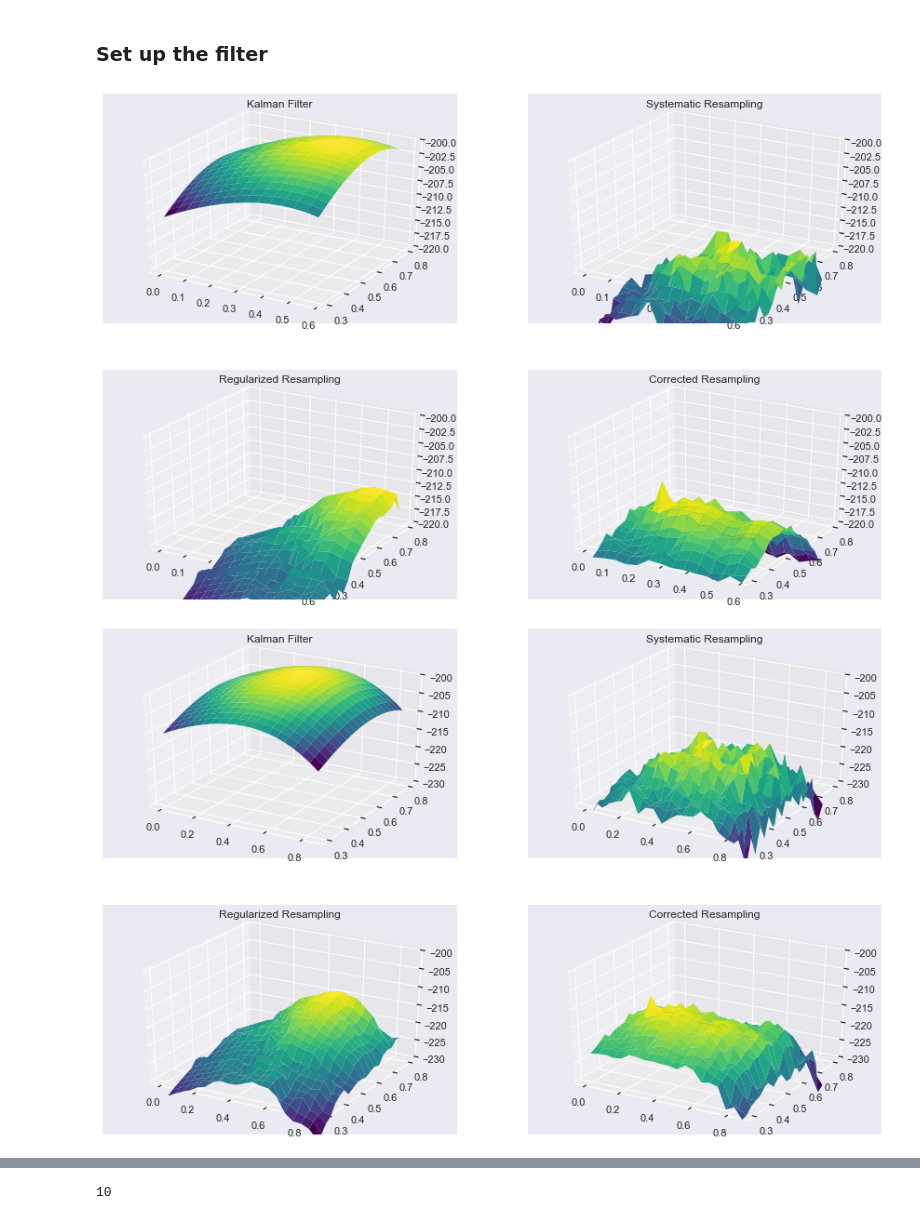
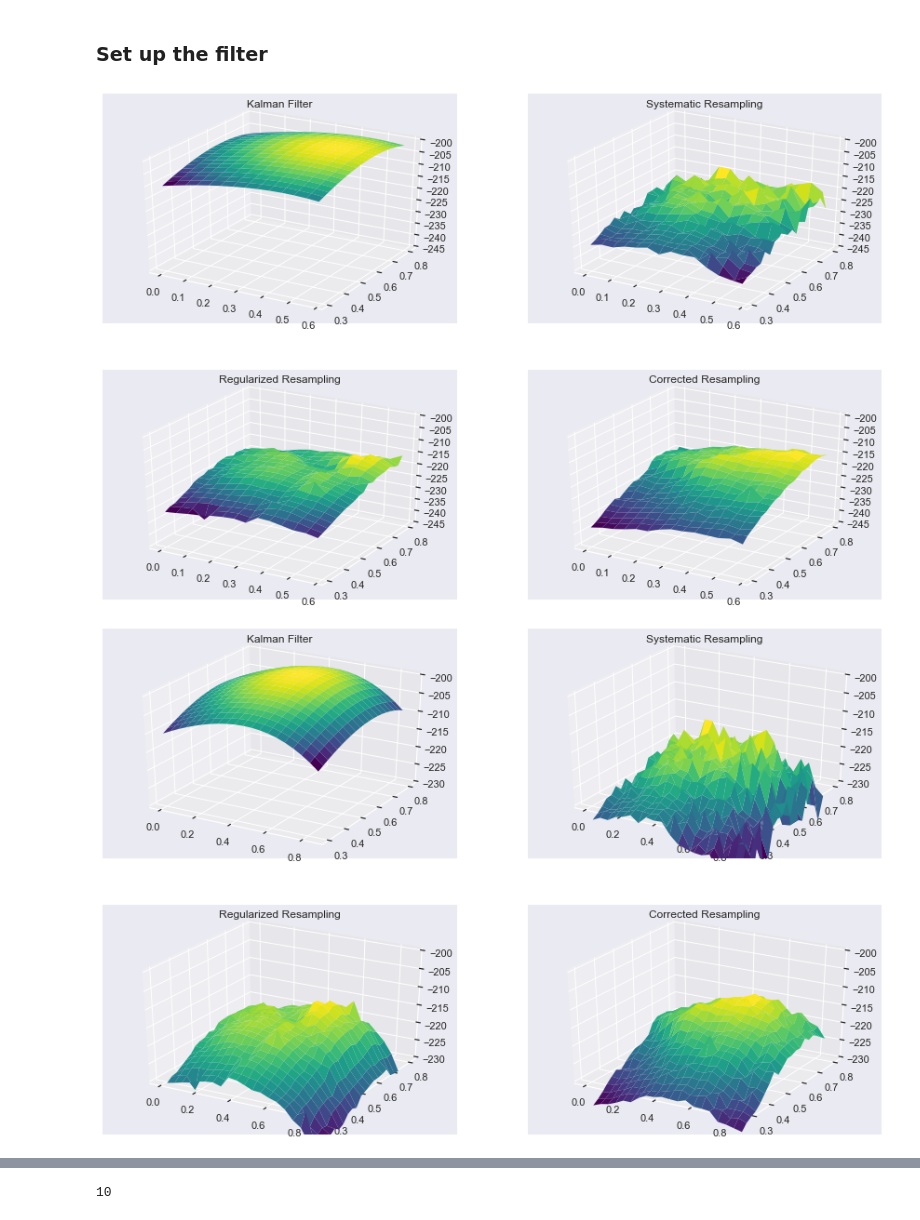
Before and after one commit to JTT94/filterflow, a Jupyter notebook: notebooks/examples/SmoothnessIllustration.ipynb, the cells around one changed output, grey strips where cells are left out. Saved outputs shown, nothing was run; the diff lists cells and outputs as text; code cells hidden in the pictures.

```diff
--- a/notebooks/examples/SmoothnessIllustration.ipynb
+++ b/notebooks/examples/SmoothnessIllustration.ipynb
@@ -102,7 +102,7 @@ obs_data = tf.data.Dataset.from_tensor_slices(observations)
 # %%
 # store observations
 batch_size = 1
-n_particles = 10
+n_particles = 15
 dimension = 2
 
 initial_weights = tf.ones((batch_size, n_particles), dtype=float) / tf.cast(n_particles, float)
@@ -231,29 +231,29 @@ corrected_data_mask = corrected_data[mask]
 # %%
 fig = plt.figure(figsize=(15, 10))
 
 X = mesh_mask[:, 0].reshape([x_mask_size, y_mask_size])
 Y = mesh_mask[:, 1].reshape([x_mask_size, y_mask_size])
 
 ax = fig.add_subplot(2, 2, 1, projection='3d')
 ax.plot_surface(X, Y, kf_res_mask.reshape([x_mask_size, y_mask_size]), cmap='viridis', edgecolor='none')
 ax.set_title('Kalman Filter')
 
 ax = fig.add_subplot(2, 2, 2, projection='3d')
 ax.plot_surface(X, Y, systematic_data_mask[:, 0].reshape([x_mask_size, y_mask_size]), cmap='viridis', edgecolor='none')
 ax.set_title('Systematic Resampling')
 
 ax = fig.add_subplot(2, 2, 3, projection='3d')
 ax.plot_surface(X, Y, regularized_data_mask[:, 0].reshape([x_mask_size, y_mask_size]), cmap='viridis', edgecolor='none')
 ax.set_title('Regularized Resampling')
 
 ax = fig.add_subplot(2, 2, 4, projection='3d')
 ax.plot_surface(X, Y, corrected_data_mask[:, 0].reshape([x_mask_size, y_mask_size]), cmap='viridis', edgecolor='none')
 ax.set_title('Corrected Resampling')
 
 for ax in fig.get_axes():
-    ax.set_zlim(-220, -200)
+    ax.set_zlim(-245, -200)
 # %% [output]
-[figure, old version]
+[figure, new version]
 # %%
 fig = plt.figure(figsize=(15, 10))
 
@@ -279,7 +279,7 @@ ax.set_title('Corrected Resampling')
 for ax in fig.get_axes():
     ax.set_zlim(-230, -200)
 # %% [output]
-[figure, old version]
+[figure, new version]
 # %%
 fig, axes = plt.subplots(2, 2, figsize=(15, 10), sharex=True, sharey=True)
 
```
Also changed, not shown: parts of 2 cells of this notebook, 4 other files.
